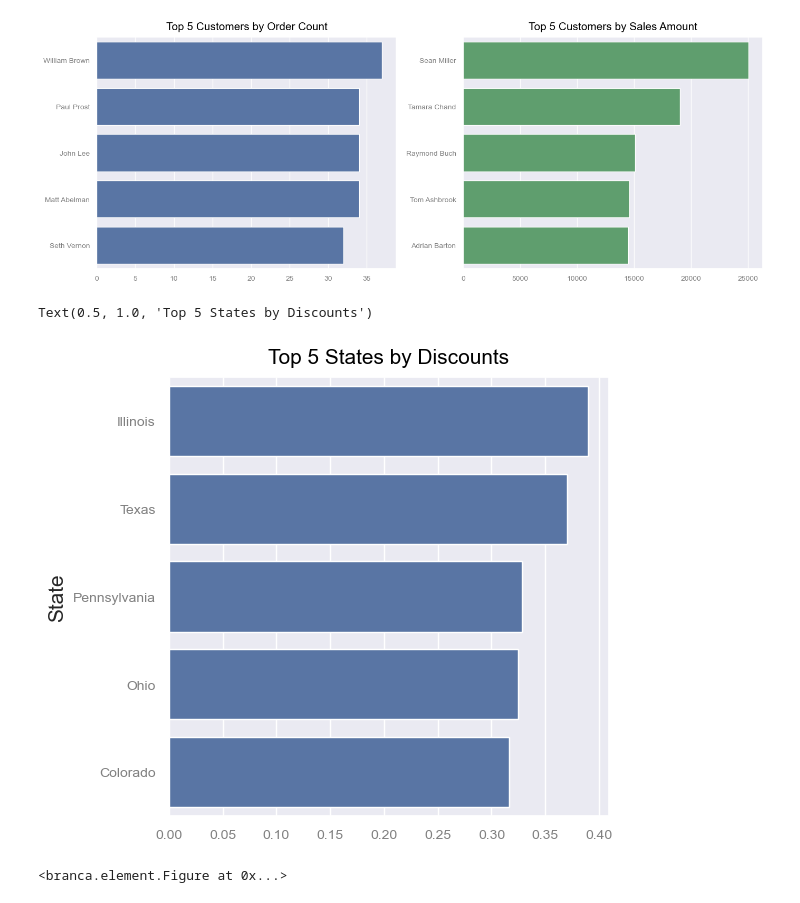
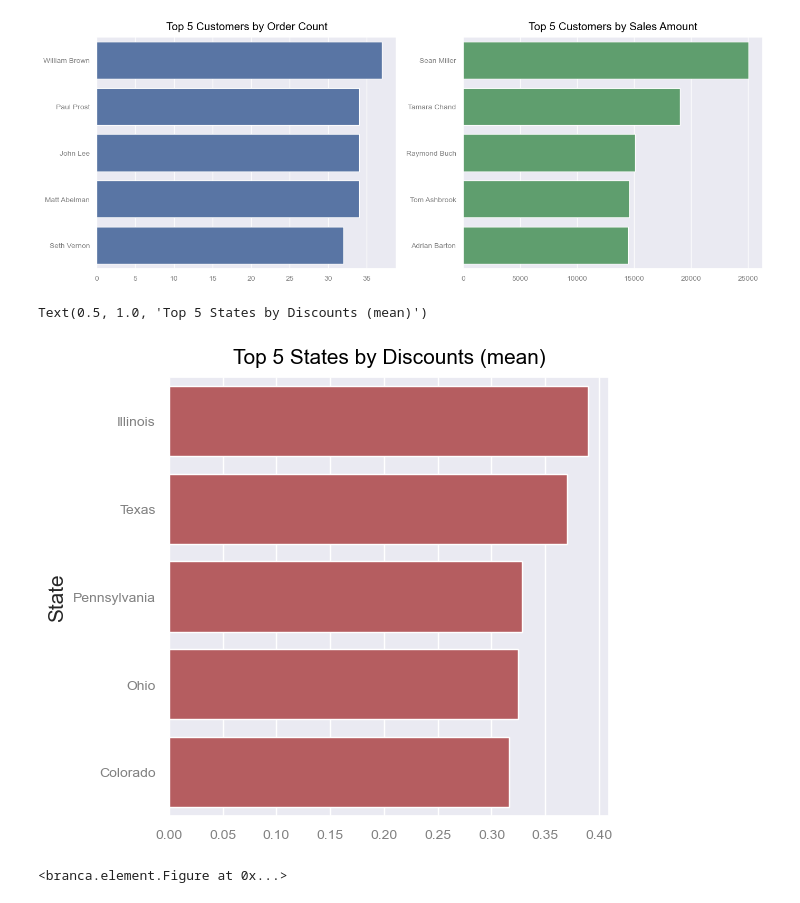
Before and after one commit to mks-0/code-academy, a Jupyter notebook: E-Commerce/e-com-eda.ipynb, the cells around one changed output. Drawn from its saved outputs; the diff is of its cells as text; code cells hidden in the pictures.

Commit message:
Added Plots

```diff
--- a/E-Commerce/e-com-eda.ipynb
+++ b/E-Commerce/e-com-eda.ipynb
@@ -191,3 +191,8 @@ plt.legend(loc='upper center')
 plt.show()
 # %% [output]
 [figure]
+# %%
+df['Cost'] = round((df['Sales'] - df['Profit'])/df['Quantity'], 4)
+df['Sell Price'] = round(df['Sales']/((1 - df['Discount'])*df['Quantity']), 4)
+df['Net Profit Margin'] = df['Profit']/df['Sales']
+df['ROI'] = df['Profit']/(df['Cost']*df['Quantity'])
@@ -202,8 +222,8 @@ plt.show()
 # %% [output]
 [figure]
 # %%
-def top_5(data):
-    return data.sort_values(ascending=False).head(5)
+def get_top(data, n):
+    return data.sort_values(ascending=False).head(n)
 
-def bottom_5(data):
-    return data.sort_values().head(5)
+def get_bottom(data, n):
+    return data.sort_values().head(n)
@@ -212,6 +230,10 @@ df['Net Profit Margin'] = df['Profit']/df['Sales']
 # %%
+categories_order = df['Category'].unique()
 subcategories_order = []
 
-for cat in df['Category'].unique():
+for cat in categories_order:
     sc = df[df['Category'] == cat ]['Sub-Category'].unique()
     subcategories_order.extend(sc)
+
+df['Category'] = pd.Categorical(df['Category'], categories=categories_order)
+df['Sub-Category'] = pd.Categorical(df['Sub-Category'], categories=subcategories_order)
@@ -320,13 +343,13 @@ Text(0.5, 1.0, 'Top 5 Customers by Sales Amount')
 # %%
 state_discount = df.groupby('State')['Discount'].mean().sort_values(ascending=False).head(5)
 
 fig, ax = plt.subplots(1, figsize=(6, 5))
-sns.barplot(y=top_5(state_discount).index, x=top_5(state_discount).values, color=color[2])
+sns.barplot(y=get_top(state_discount, 5).index, x=get_top(state_discount, 5).values, color=color[3])
 plt.tight_layout()
-ax.set_title('Top 5 States by Discounts')
+ax.set_title('Top 5 States by Discounts (mean)')
 # %% [output]
-Text(0.5, 1.0, 'Top 5 States by Discounts')
+Text(0.5, 1.0, 'Top 5 States by Discounts (mean)')
-[figure, old version]
+[figure, new version]
 # %%
 import folium
 from folium import plugins
```
Also changed, not shown: parts of 19 cells of this notebook.
